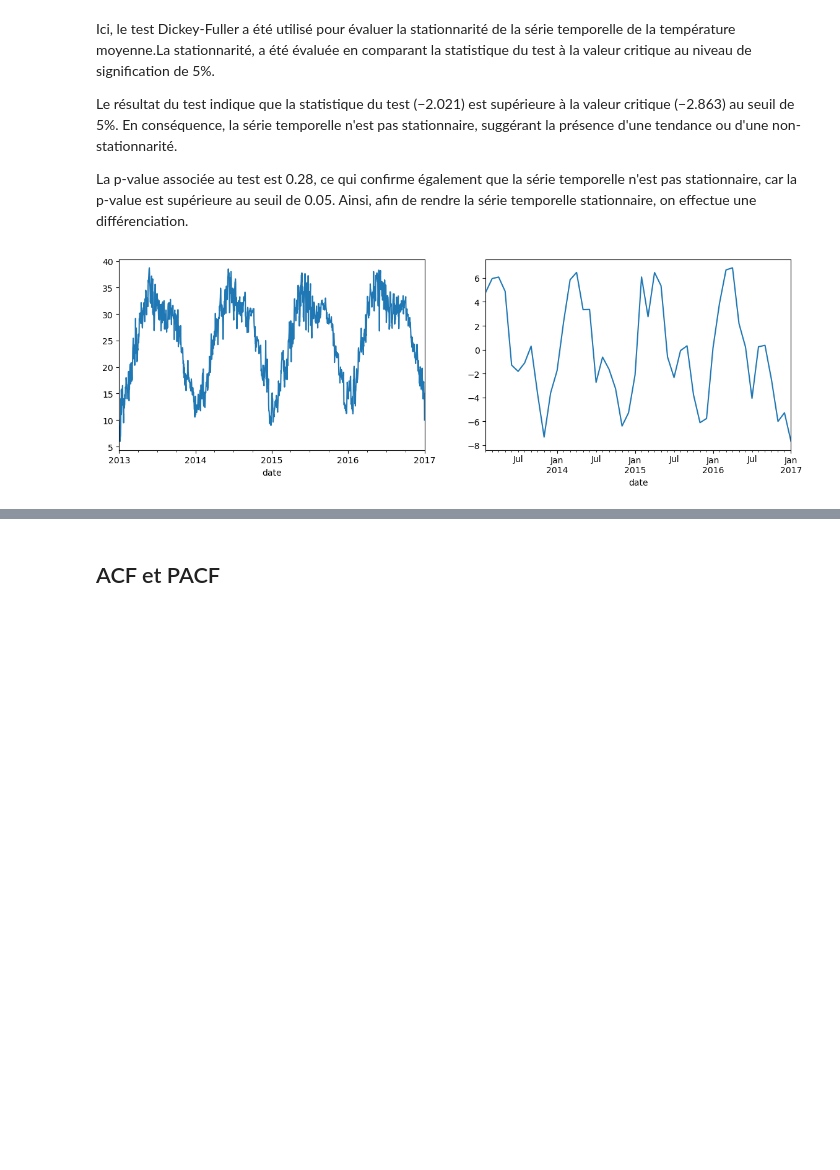
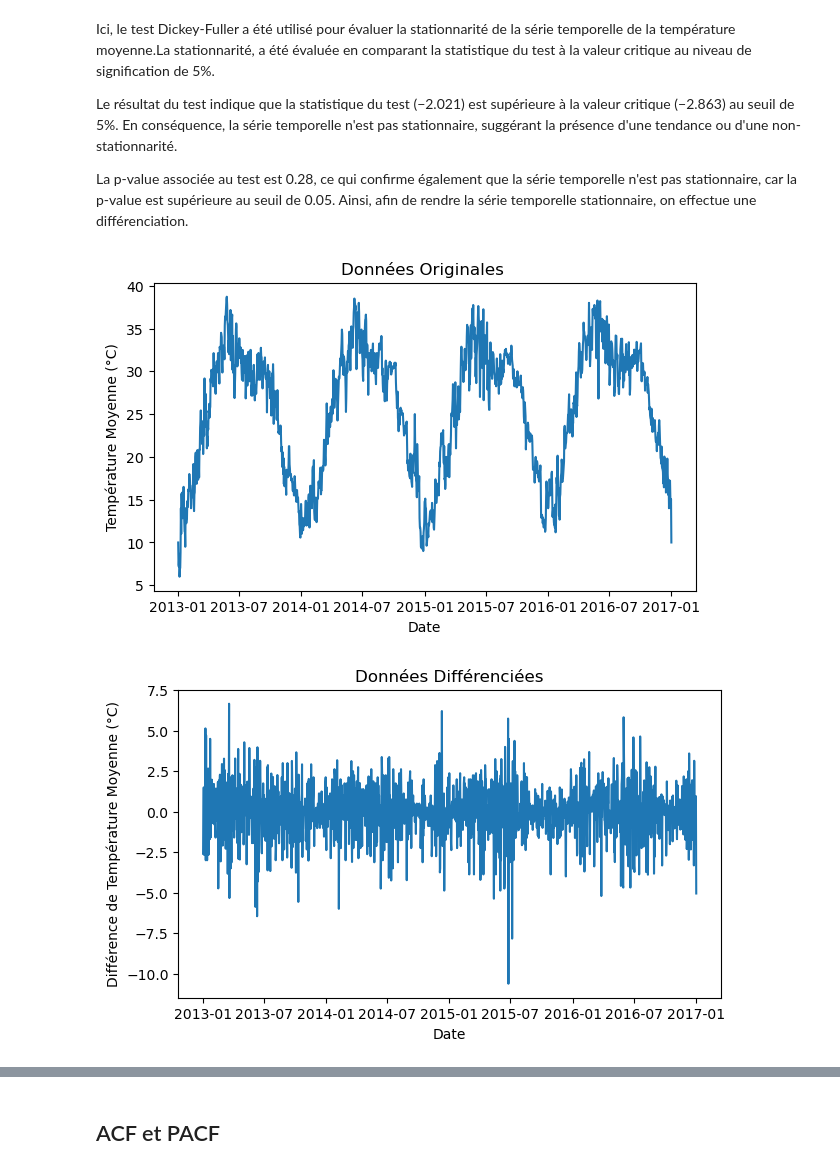
Before and after one commit to Amell-A/TimesSeriesProjet, a Jupyter notebook: TimeSeries.ipynb, the cells around one changed output, grey strips where cells are left out. Drawn from its saved outputs; the diff is of its cells as text; code cells hidden in the pictures; blank space fills up the shorter version.

```diff
--- a/TimeSeries.ipynb
+++ b/TimeSeries.ipynb
@@ -137,18 +138,26 @@ Le résultat du test indique que la statistique du test (−2.021) est supérieu
 La p-value associée au test est 0.28, ce qui confirme également que la série temporelle n'est pas stationnaire, car la p-value est supérieure au seuil de 0.05.
 Ainsi, afin de rendre la série temporelle stationnaire, on effectue une différenciation.
 # %%
-df_diff = df_train_mois.diff().dropna()  # Différenciation d'ordre 1
+df_diff = df_train['meantemp'].diff().dropna()  # Différenciation d'ordre 1
 # %%
-fig, ax = plt.subplots(1,2,figsize=(14,4))
+# Tracé pour les données originales
+plt.figure(figsize=(7, 4))
+plt.plot(df_train['meantemp'])
+plt.title('Données Originales ')
+plt.xlabel('Date')
+plt.ylabel('Température Moyenne (°C)')
+plt.show()
 
-# Original Data
-df_train['meantemp'].plot(ax=ax[0])
-
-# Differenced Data
-df_diff.plot(ax=ax[1])
+# Tracé pour les données différenciées
+plt.figure(figsize=(7, 4))
+plt.plot(df_diff)
+plt.title('Données Différenciées')
+plt.xlabel('Date')
+plt.ylabel('Différence de Température Moyenne (°C)')
 plt.show()
 # %% [output]
-[figure, old version]
+[figure, new version]
+[figure, added]
 # %%
 # Effectuer le test Dickey-Fuller sur la série différenciée
 adf_test = adfuller(df_diff)
```
Also changed, not shown: parts of 48 cells of this notebook.
